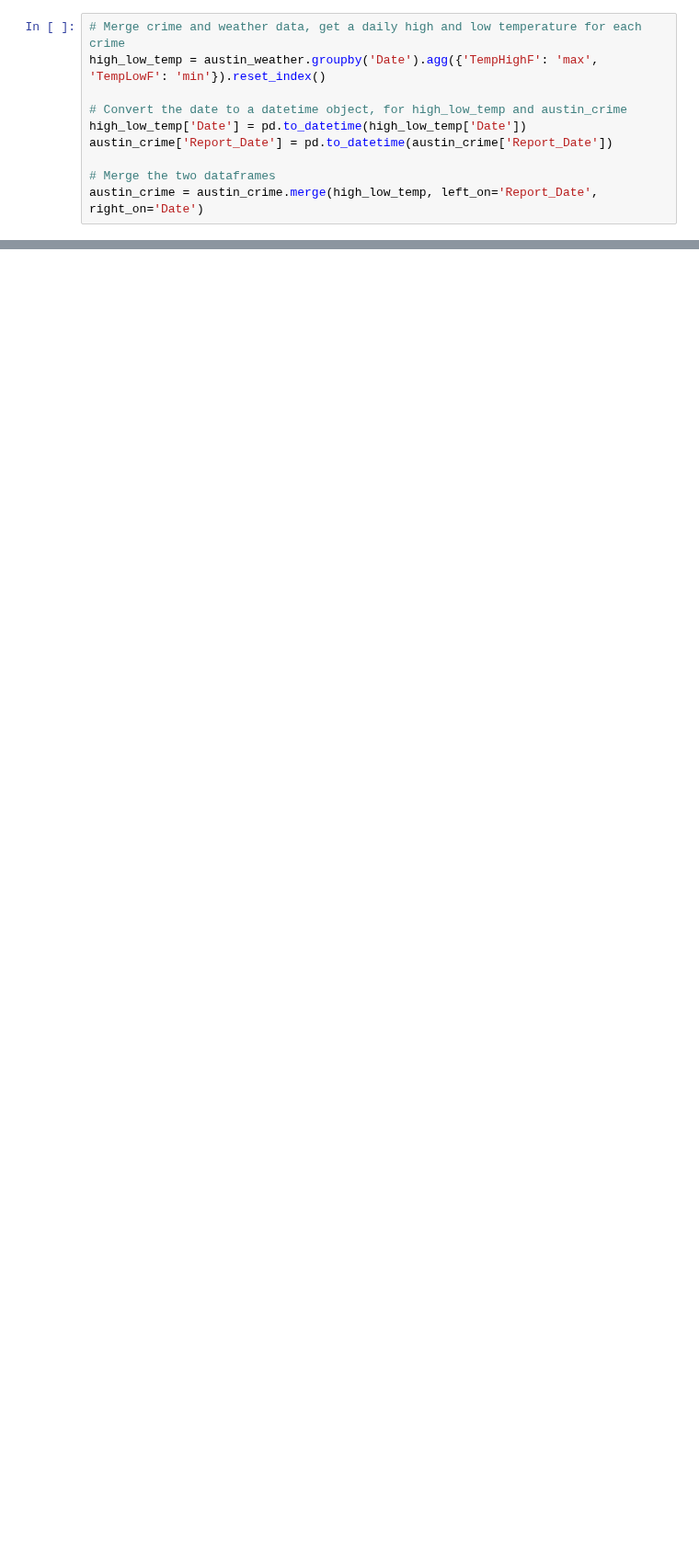
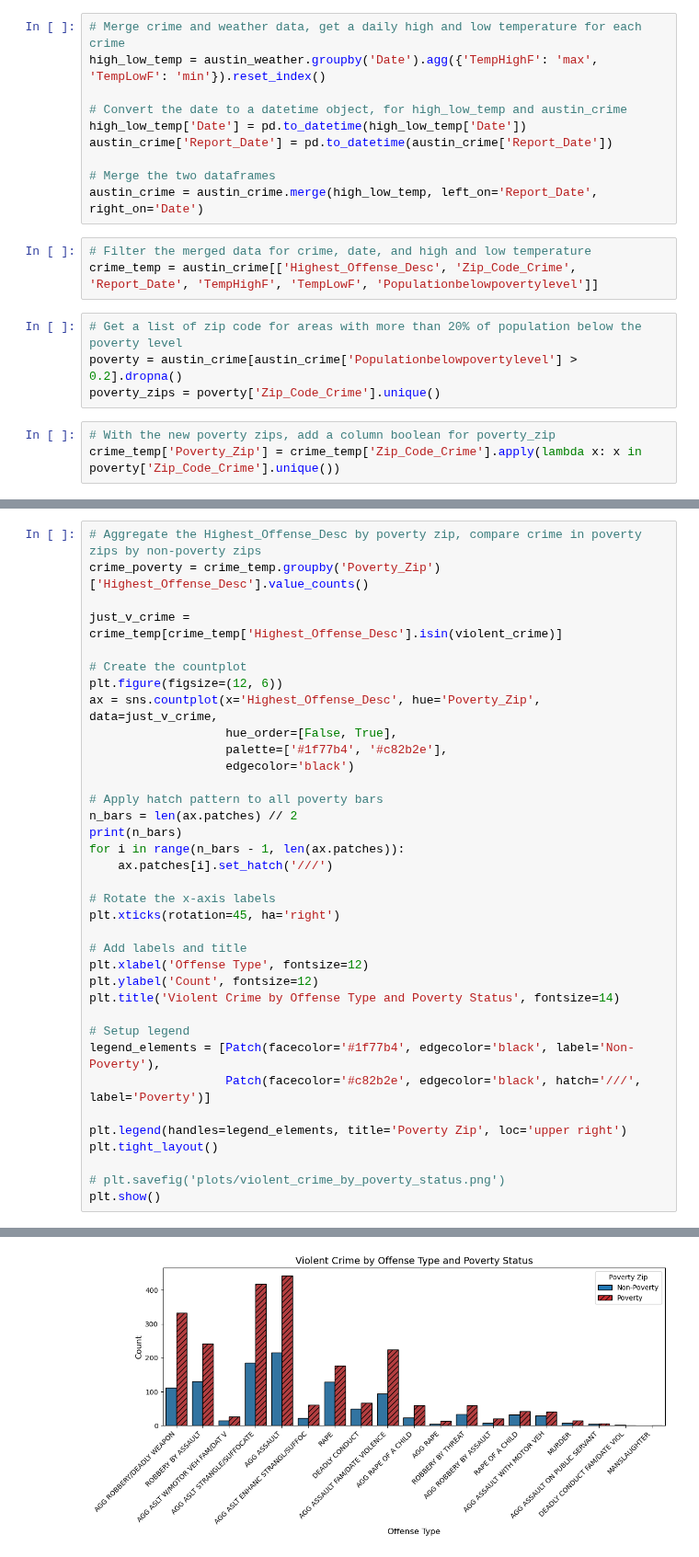
Before and after one commit to m6urns/cs5830-project2-crime-housing, a Jupyter notebook: project2-crime-and-housing.ipynb, the cells around one changed output, grey strips where cells are left out. Shown at 92% size. Saved outputs shown, nothing was run; the diff lists cells and outputs as text; blank space fills up the shorter version.

Commit message:
Add violent crime offense graph

```diff
--- a/project2-crime-and-housing.ipynb
+++ b/project2-crime-and-housing.ipynb
@@ -79,3 +79,13 @@ austin_crime['Report_Date'] = pd.to_datetime(austin_crime['Report_Date'])
 
 # Merge the two dataframes
 austin_crime = austin_crime.merge(high_low_temp, left_on='Report_Date', right_on='Date')
+# %%
+# Filter the merged data for crime, date, and high and low temperature
+crime_temp = austin_crime[['Highest_Offense_Desc', 'Zip_Code_Crime', 'Report_Date', 'TempHighF', 'TempLowF', 'Populationbelowpovertylevel']]
+# %%
+# Get a list of zip code for areas with more than 20% of population below the poverty level
+poverty = austin_crime[austin_crime['Populationbelowpovertylevel'] > 0.2].dropna()
+poverty_zips = poverty['Zip_Code_Crime'].unique()
+# %%
+# With the new poverty zips, add a column boolean for poverty_zip
+crime_temp['Poverty_Zip'] = crime_temp['Zip_Code_Crime'].apply(lambda x: x in poverty['Zip_Code_Crime'].unique())
@@ -81,0 +98,37 @@ austin_crime = austin_crime.merge(high_low_temp, left_on='Report_Date', right_on
+# %%
+# Aggregate the Highest_Offense_Desc by poverty zip, compare crime in poverty zips by non-poverty zips
+crime_poverty = crime_temp.groupby('Poverty_Zip')['Highest_Offense_Desc'].value_counts()
+
+just_v_crime = crime_temp[crime_temp['Highest_Offense_Desc'].isin(violent_crime)]
+
+# Create the countplot
+plt.figure(figsize=(12, 6))
+ax = sns.countplot(x='Highest_Offense_Desc', hue='Poverty_Zip', data=just_v_crime,
+                   hue_order=[False, True],
+                   palette=['#1f77b4', '#c82b2e'],
+                   edgecolor='black')
+
+# Apply hatch pattern to all poverty bars
+n_bars = len(ax.patches) // 2
+print(n_bars)
+for i in range(n_bars - 1, len(ax.patches)):
+    ax.patches[i].set_hatch('///')
+
+# Rotate the x-axis labels
+plt.xticks(rotation=45, ha='right')
+
+# Add labels and title
+plt.xlabel('Offense Type', fontsize=12)
+plt.ylabel('Count', fontsize=12)
+plt.title('Violent Crime by Offense Type and Poverty Status', fontsize=14)
+
+# Setup legend
+legend_elements = [Patch(facecolor='#1f77b4', edgecolor='black', label='Non-Poverty'),
+                   Patch(facecolor='#c82b2e', edgecolor='black', hatch='///', label='Poverty')]
+
+plt.legend(handles=legend_elements, title='Poverty Zip', loc='upper right')
+plt.tight_layout()
+
+# plt.savefig('plots/violent_crime_by_poverty_status.png')
+plt.show()
+# %% [output]
@@ -81,0 +136 @@ austin_crime = austin_crime.merge(high_low_temp, left_on='Report_Date', right_on
+[figure, added]
```
Also changed, not shown: parts of 2 cells of this notebook.
